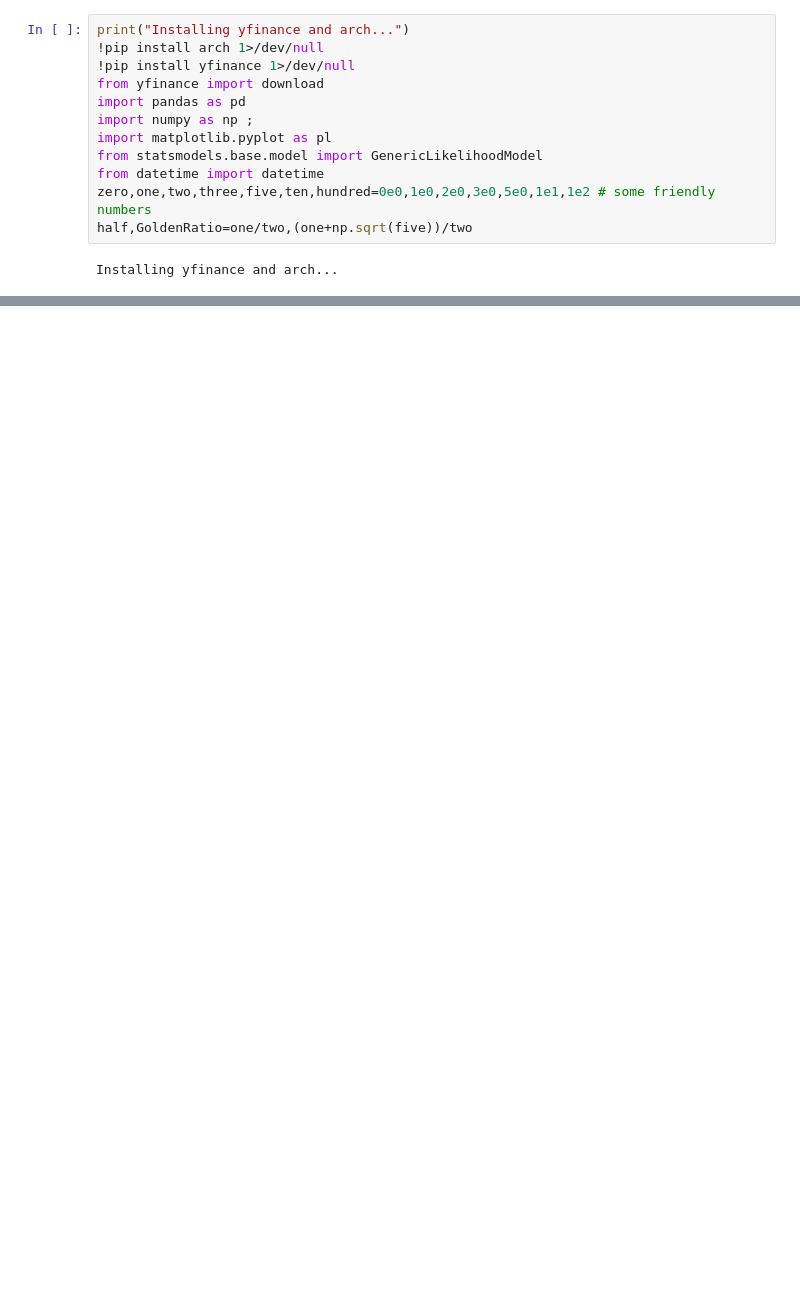
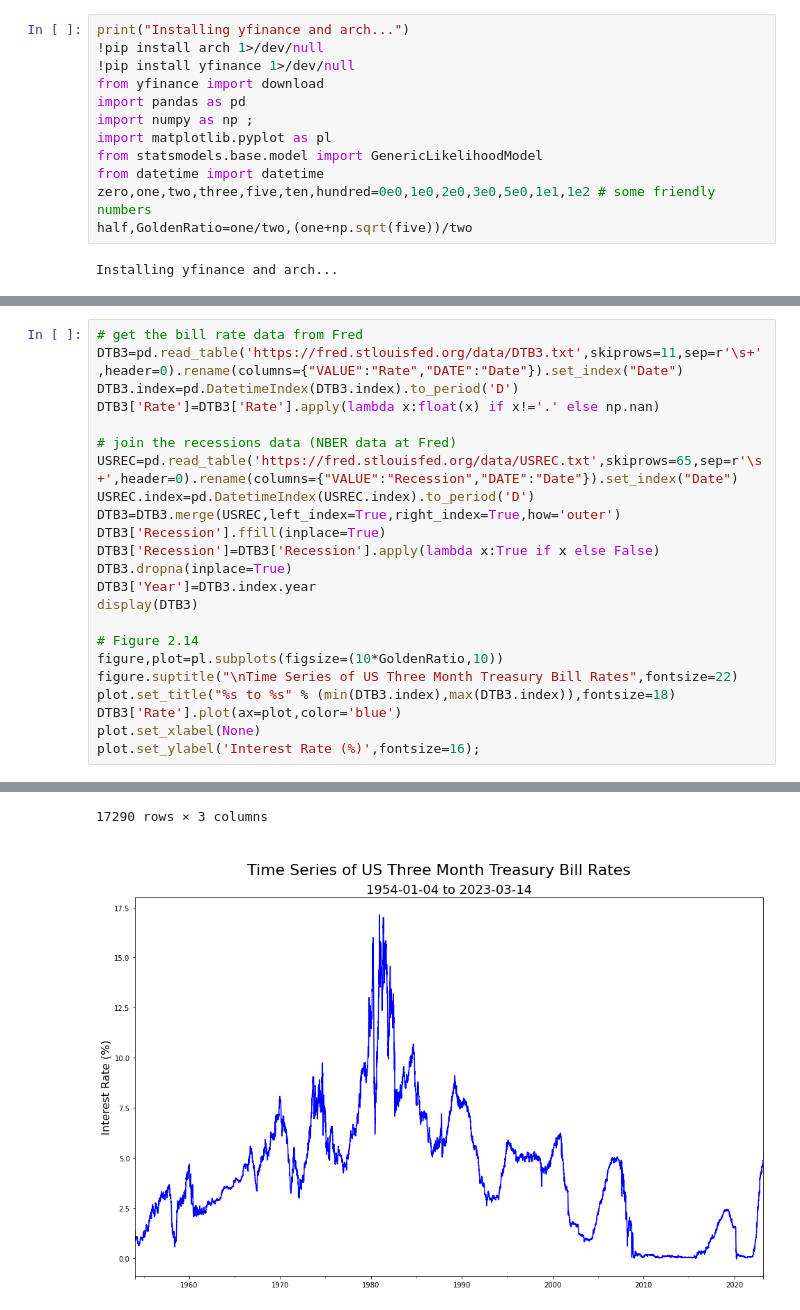
Before and after one commit to Farmhouse121/Adventures-in-Financial-Data-Science, a Jupyter notebook: Book/Section 2.4 Interest Rates/Section 2.4.2.1 The Distribution of Changes in Interest Rates.ipynb, the cells around one changed output, grey strips where cells are left out. Drawn from its saved outputs; the diff is of its cells as text; blank space fills up the shorter version.

```diff
--- a/Book/Section 2.4 Interest Rates/Section 2.4.2.1 The Distribution of Changes in Interest Rates.ipynb
+++ b/Book/Section 2.4 Interest Rates/Section 2.4.2.1 The Distribution of Changes in Interest Rates.ipynb
@@ -44,0 +17,24 @@ results[["mu","phi","Recession"]]
+# %%
+# get the bill rate data from Fred
+DTB3=pd.read_table('https://fred.stlouisfed.org/data/DTB3.txt',skiprows=11,sep=r'\s+',header=0).rename(columns={"VALUE":"Rate","DATE":"Date"}).set_index("Date")
+DTB3.index=pd.DatetimeIndex(DTB3.index).to_period('D')
+DTB3['Rate']=DTB3['Rate'].apply(lambda x:float(x) if x!='.' else np.nan)
+
+# join the recessions data (NBER data at Fred)
+USREC=pd.read_table('https://fred.stlouisfed.org/data/USREC.txt',skiprows=65,sep=r'\s+',header=0).rename(columns={"VALUE":"Recession","DATE":"Date"}).set_index("Date")
+USREC.index=pd.DatetimeIndex(USREC.index).to_period('D')
+DTB3=DTB3.merge(USREC,left_index=True,right_index=True,how='outer')
+DTB3['Recession'].ffill(inplace=True)
+DTB3['Recession']=DTB3['Recession'].apply(lambda x:True if x else False)
+DTB3.dropna(inplace=True)
+DTB3['Year']=DTB3.index.year
+display(DTB3)
+
+# Figure 2.14
+figure,plot=pl.subplots(figsize=(10*GoldenRatio,10))
+figure.suptitle("\nTime Series of US Three Month Treasury Bill Rates",fontsize=22)
+plot.set_title("%s to %s" % (min(DTB3.index),max(DTB3.index)),fontsize=18)
+DTB3['Rate'].plot(ax=plot,color='blue')
+plot.set_xlabel(None)
+plot.set_ylabel('Interest Rate (%)',fontsize=16);
+# %% [output]
@@ -44,0 +54,2 @@ results[["mu","phi","Recession"]]
+17290 rows × 3 columns
+[figure, added]
```
Also changed, not shown: parts of 4 cells of this notebook.
